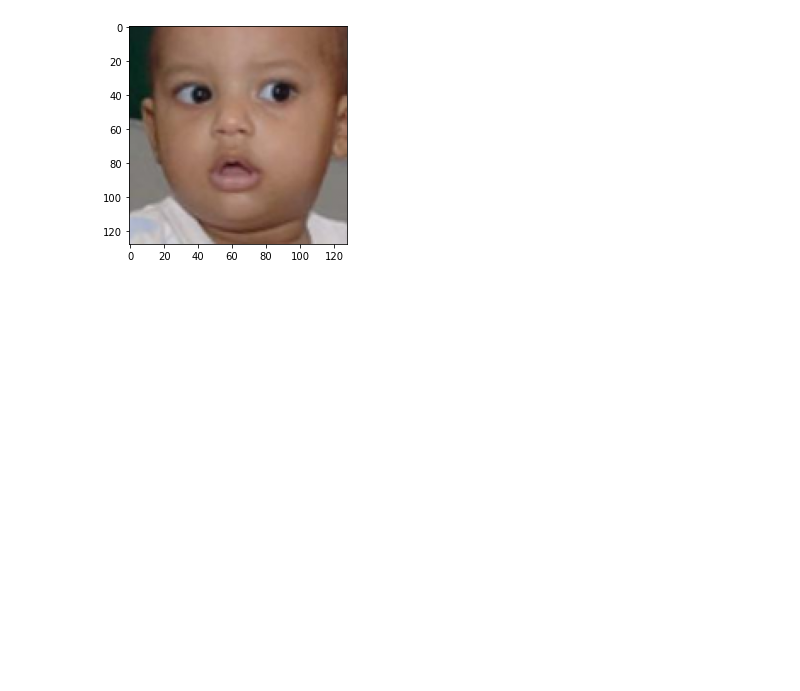
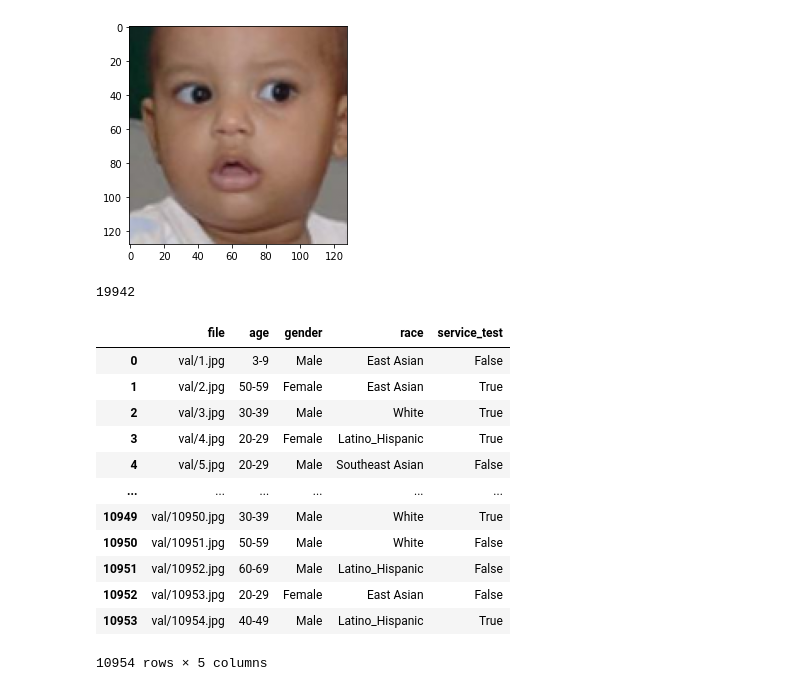
Before and after one commit to Schify/FacExcerciseBook, a Jupyter notebook: Big_homework.ipynb, the cells around one changed output. Cells and saved outputs as stored; diff of their text form; code cells hidden in the pictures; blank space fills up the shorter version.

Commit message:
Label processing
Label loaded with pandas then one hot encoded (multiple hot bits per row
actuallym but one per attribute)
The OHE was done with sk learn

```diff
--- a/Big_homework.ipynb
+++ b/Big_homework.ipynb
@@ -124,3 +119,26 @@ plt.imshow((this_data[10000][:, :, ::-1]).astype(float)/255.0)
 plt.show()
 # %% [output]
 [figure]
+# %%
+gc.collect()
+# %% [output]
+19942
+# %%
+train_label_raw = pd.read_csv(os.path.join(directory, "fairface_label_train.csv"))
+val_label_raw = pd.read_csv(os.path.join(directory, "fairface_label_val.csv"))
+# %%
+display(val_label_raw)
+# %% [output]
+|  | file | age | gender | race | service_test |
+| 0 | val/1.jpg | 3-9 | Male | East Asian | False |
+| 1 | val/2.jpg | 50-59 | Female | East Asian | True |
+| 2 | val/3.jpg | 30-39 | Male | White | True |
+| 3 | val/4.jpg | 20-29 | Female | Latino_Hispanic | True |
+| 4 | val/5.jpg | 20-29 | Male | Southeast Asian | False |
+| ... | ... | ... | ... | ... | ... |
+| 10949 | val/10950.jpg | 30-39 | Male | White | True |
+| 10950 | val/10951.jpg | 50-59 | Male | White | False |
+| 10951 | val/10952.jpg | 60-69 | Male | Latino_Hispanic | False |
+| 10952 | val/10953.jpg | 20-29 | Female | East Asian | False |
+| 10953 | val/10954.jpg | 40-49 | Male | Latino_Hispanic | True |
+10954 rows × 5 columns
```
Also changed, not shown: parts of 5 cells of this notebook.
